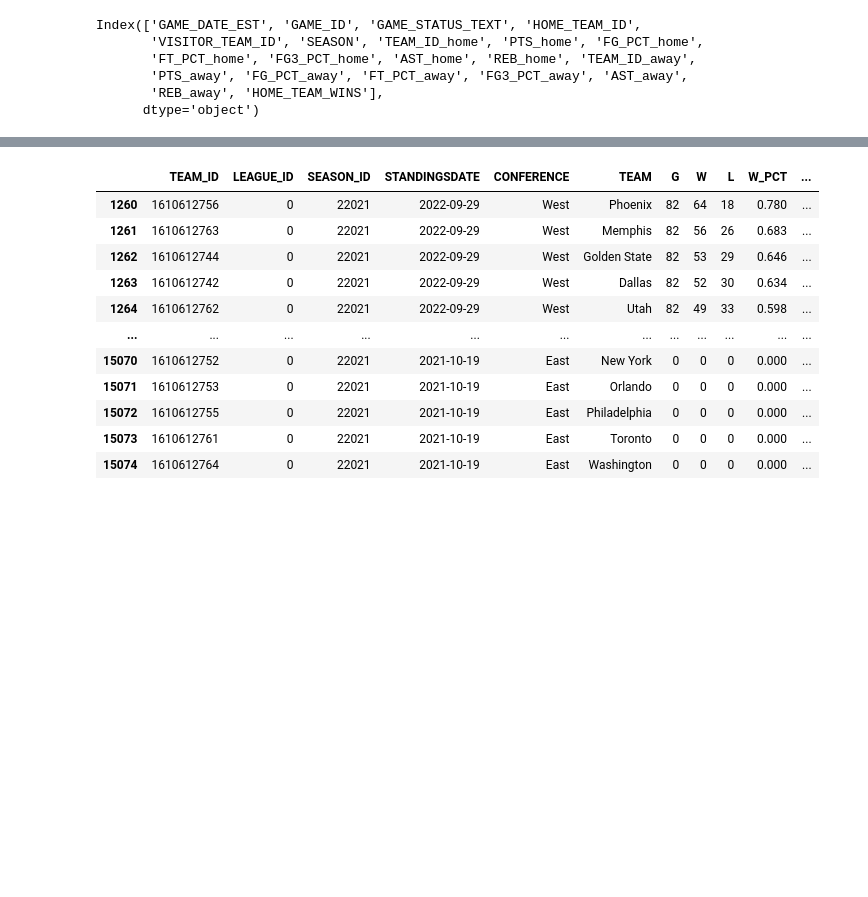
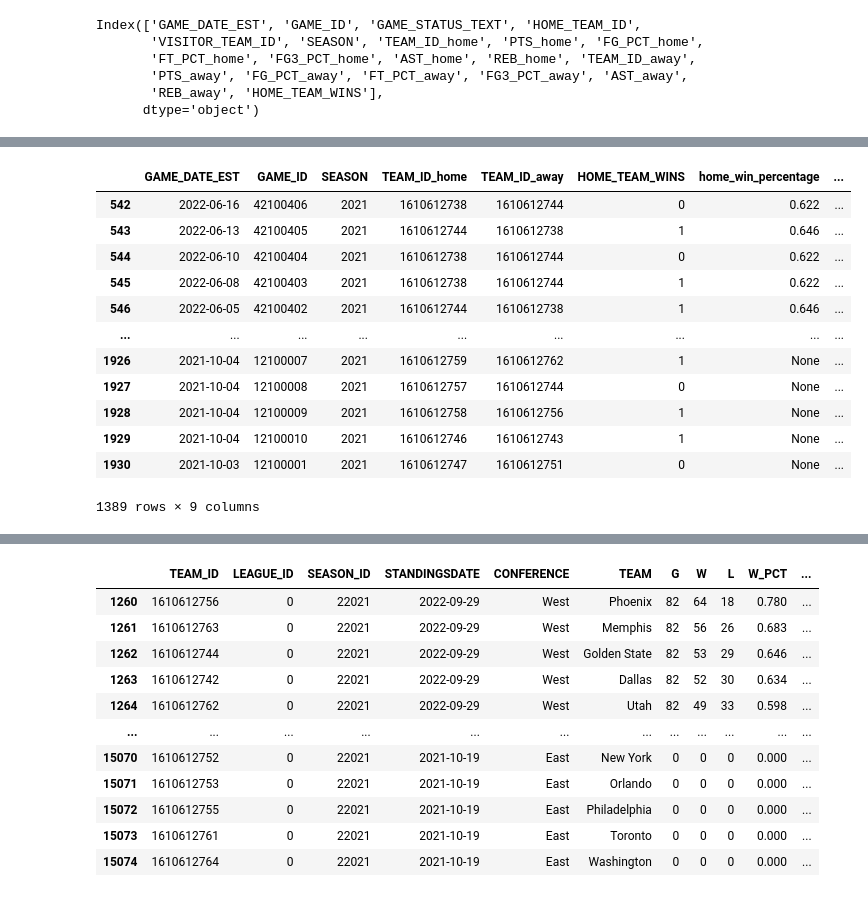
Before and after one commit to Duppal147/Hackathon2025, a Jupyter notebook: hackathon_pre_game_model.ipynb, the cells around one changed output, grey strips where cells are left out. Saved outputs shown, nothing was run; the diff lists cells and outputs as text; code cells hidden in the pictures; blank space fills up the shorter version.

```diff
--- a/hackathon_pre_game_model.ipynb
+++ b/hackathon_pre_game_model.ipynb
@@ -311,48 +310,54 @@ Index: []
 # %%
 
 # Create win_ratio column in the rankings df.
-rankings['win_ratio'] = rankings['W'] / (rankings['W'] + rankings['L'])
+#rankings['win_ratio'] = rankings['W'] / (rankings['W'] + rankings['L'])
 
 # Create new columns in the games df for home and away win percentages
-games['home_win_percentage'] = 0.0
-games['away_win_percentage'] = 0.0
+games_new['home_win_percentage'] = None
+games_new['away_win_percentage'] = None
+
+num = 0
 
 # Iterate through the games DataFrame to populate win percentages
-for index, row in games.iterrows():
+for index, row in games_new.iterrows():
+    num += 1
+    if num % 100 == 0:
+      print(num)
+      break
     game_date = row['GAME_DATE_EST']
     home_team_id = row['TEAM_ID_home']
     away_team_id = row['TEAM_ID_away']
 
     # Find the most recent standings before the game date for the home team
-      home_team_rankings = rankings[
-        (rankings['TEAM_ID'] == home_team_id) & (rankings['STANDINGSDATE'] <= game_date)
+    home_team_rankings = rankings[
+        (rankings['TEAM_ID'] == home_team_id) & (rankings['STANDINGSDATE'] == game_date)
     ].sort_values('STANDINGSDATE', ascending=False)
 
     # If standings are found for the home team, use the most recent win_ratio
     if not home_team_rankings.empty:
-        home_win_percentage = home_team_rankings.iloc[0]['win_ratio']
-        games.loc[index, 'home_win_percentage'] = home_win_percentage
+        home_win_percentage = home_team_rankings.iloc[0]['W_PCT']
+        games_new.loc[index, 'home_win_percentage'] = home_win_percentage
 
     # Find the most recent standings before the game date for the away team
     away_team_rankings = rankings[
-        (rankings['TEAM_ID'] == away_team_id) & (rankings['STANDINGSDATE'] <= game_date)
+        (rankings['TEAM_ID'] == away_team_id) & (rankings['STANDINGSDATE'] == game_date)
     ].sort_values('STANDINGSDATE', ascending=False)
 
     # If standings are found for the away team, use the most recent win_ratio
     if not away_team_rankings.empty:
-        away_win_percentage = away_team_rankings.iloc[0]['win_ratio']
-        games.loc[index, 'away_win_percentage'] = away_win_percentage
+        away_win_percentage = away_team_rankings.iloc[0]['W_PCT']
+        games_new.loc[index, 'away_win_percentage'] = away_win_percentage
 
 # Feature Engineering: Calculate the difference in win percentages
-games['win_percentage_diff'] = games['home_win_percentage'] - games['away_win_percentage']
+games_new['win_percentage_diff'] = games_new['home_win_percentage'] - games_new['away_win_percentage']
 # Calculate home win target variable
-games['HOME_TEAM_WINS'] = games['HOME_TEAM_WINS'].astype(int)
+games_new['HOME_TEAM_WINS'] = games_new['HOME_TEAM_WINS'].astype(int)
 # Feature Selection and Target variable
-features = ['win_percentage_diff']
+features = 'win_percentage_diff'
 target = 'HOME_TEAM_WINS'
 
 # Filter out any rows with no ranking data
-games_filtered = games[(games['home_win_percentage'] != 0.0) & (games['away_win_percentage'] != 0.0)]
+games_filtered = games_new[(games_new['home_win_percentage'] != 0.0) & (games_new['away_win_percentage'] != 0.0)]
 
 # Split data into training and testing sets
 X = games_filtered[features]
@@ -377,0 +404,16 @@ TypeError: '<=' not supported between instances of 'str' and 'Timestamp'
+# %%
+games_filtered
+# %% [output]
+|  | GAME_DATE_EST | GAME_ID | SEASON | TEAM_ID_home | TEAM_ID_away | HOME_TEAM_WINS | home_win_percentage | ... |
+| 542 | 2022-06-16 | 42100406 | 2021 | 1610612738 | 1610612744 | 0 | 0.622 | ... |
+| 543 | 2022-06-13 | 42100405 | 2021 | 1610612744 | 1610612738 | 1 | 0.646 | ... |
+| 544 | 2022-06-10 | 42100404 | 2021 | 1610612738 | 1610612744 | 0 | 0.622 | ... |
+| 545 | 2022-06-08 | 42100403 | 2021 | 1610612738 | 1610612744 | 1 | 0.622 | ... |
+| 546 | 2022-06-05 | 42100402 | 2021 | 1610612744 | 1610612738 | 1 | 0.646 | ... |
+| ... | ... | ... | ... | ... | ... | ... | ... | ... |
+| 1926 | 2021-10-04 | 12100007 | 2021 | 1610612759 | 1610612762 | 1 | None | ... |
+| 1927 | 2021-10-04 | 12100008 | 2021 | 1610612757 | 1610612744 | 0 | None | ... |
+| 1928 | 2021-10-04 | 12100009 | 2021 | 1610612758 | 1610612756 | 1 | None | ... |
+| 1929 | 2021-10-04 | 12100010 | 2021 | 1610612746 | 1610612743 | 1 | None | ... |
+| 1930 | 2021-10-03 | 12100001 | 2021 | 1610612747 | 1610612751 | 0 | None | ... |
+1389 rows × 9 columns
```
Also changed, not shown: parts of 8 cells of this notebook.
